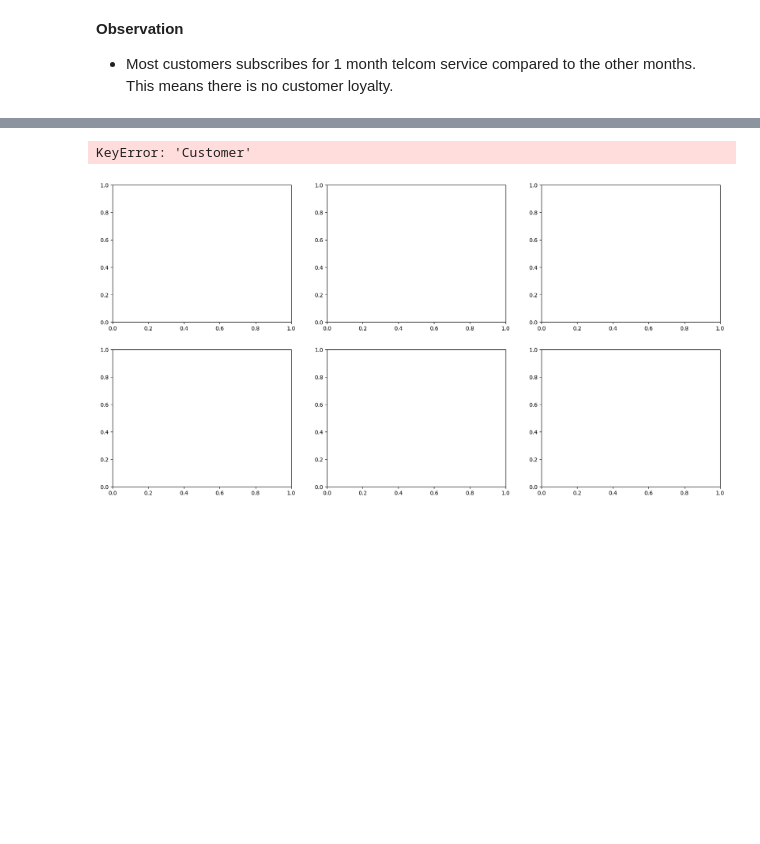
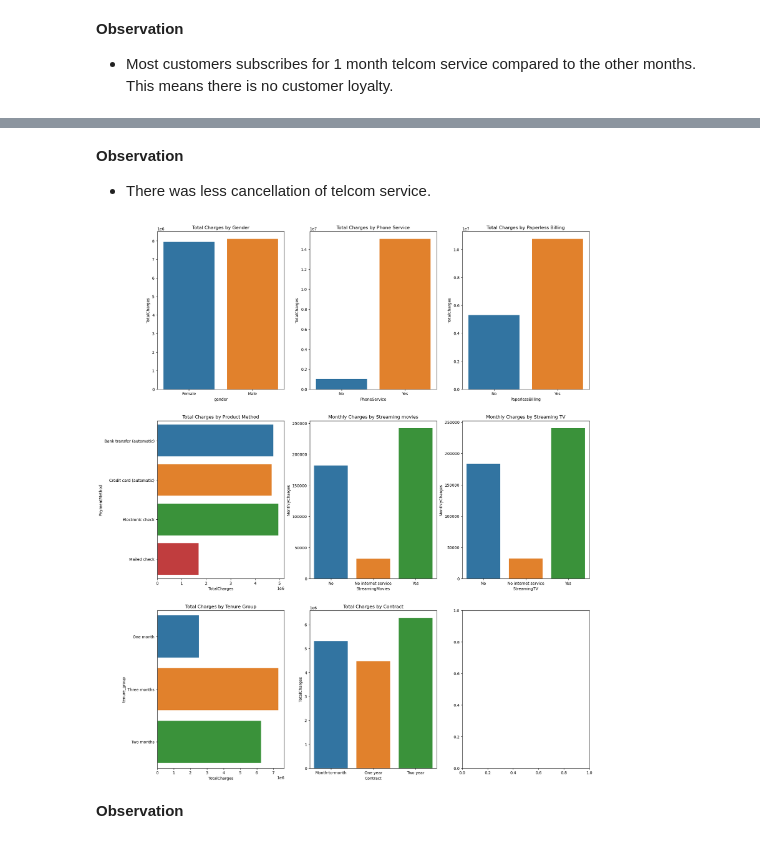
Before and after one commit to chemutai254/ML_Projects, a Jupyter notebook: Capstone_Project/CustomerChurnPrediction.ipynb, the cells around one changed output, grey strips where cells are left out. Drawn from its saved outputs; the diff is of its cells as text; code cells hidden in the pictures; blank space fills up the shorter version.

Commit message:
Customer Churn

```diff
--- a/Capstone_Project/CustomerChurnPrediction.ipynb
+++ b/Capstone_Project/CustomerChurnPrediction.ipynb
@@ -255,30 +266,46 @@ ag.bar_label(container=ag.containers[0], labels=values);
+# %% [markdown]
+**Observation**
+- There was less cancellation of telcom service.
 # %%
-# Customer
-fig, axs = plt.subplots(nrows=2, ncols=3, figsize=(20,10))
+# Categorical Columns - Total and Monthly Charges
+fig, axs = plt.subplots(nrows=3, ncols=3, figsize=(20,25))
 
-customer_profit = df.groupby("Customer")["Profit"].sum().reset_index()
-sns.barplot(x="Customer", data=customer_profit, y="Profit", ax=axs[0,0])
-axs[0,0].set_title("Total Profit by Customer Type");
+gender_total_charges = df1.groupby("gender")["TotalCharges"].sum().reset_index()
+sns.barplot(x="gender", data=gender_total_charges, y="TotalCharges", ax=axs[0,0])
+axs[0,0].set_title("Total Charges by Gender");
 
-sales_person_profit = df.groupby("Sales Person")["Profit"].sum().reset_index()
-sns.barplot(x="Sales Person", data=sales_person_profit, y="Profit", ax=axs[0,1])
-axs[0,1].set_title("Total Profit by Sales Person");
+phone_service_charges = df1.groupby("PhoneService")["TotalCharges"].sum().reset_index()
+sns.barplot(x="PhoneService", data=phone_service_charges, y="TotalCharges", ax=axs[0,1])
+axs[0,1].set_title("Total Charges by Phone Service");
 
-customer_age_group_profit = df.groupby("Age_Group")["Profit"].sum().reset_index()
-sns.barplot(x="Age_Group", data=customer_age_group_profit, y="Profit", ax=axs[0,2])
-axs[0,2].set_title("Total Profit by Customer Age Group");
+paperless_Billing_Charges = df1.groupby("PaperlessBilling")["TotalCharges"].sum().reset_index()
+sns.barplot(x="PaperlessBilling", data=paperless_Billing_Charges, y="TotalCharges", ax=axs[0,2])
+axs[0,2].set_title("Total Charges by Paperless Billing");
 
-prod_category_profit = df.groupby("Product_Category")["Profit"].sum().reset_index()
-sns.barplot(y="Product_Category", data=prod_category_profit, x="Profit", ax=axs[1,0])
-axs[1,0].set_title("Total Profit by Product Category");
+payment_method_charges = df1.groupby("PaymentMethod")["TotalCharges"].sum().reset_index()
+sns.barplot(y="PaymentMethod", data=payment_method_charges, x="TotalCharges", ax=axs[1,0])
+axs[1,0].set_title("Total Charges by Product Method");
 
-payment_opt_profit = df.groupby("Payment Option")["Profit"].sum().reset_index()
-sns.barplot(y="Payment Option", data=payment_opt_profit, x="Profit", ax=axs[1,1])
-axs[1,1].set_title("Total Profit by Payment Option");
+streaming_movies_monthly_charges = df1.groupby("StreamingMovies")["MonthlyCharges"].sum().reset_index()
+sns.barplot(x="StreamingMovies", data=streaming_movies_monthly_charges, y="MonthlyCharges", ax=axs[1,1])
+axs[1,1].set_title("Monthly Charges by Streaming movies");
 
-sub_category_profit = df.groupby("Sub_Category")["Profit"].sum().reset_index()
-sns.barplot(y="Sub_Category", data=sub_category_profit, x="Profit", ax=axs[1,2])
-axs[1,2].set_title("Total Profit by Sub-Category");
+streamingTV_monthly_charges = df1.groupby("StreamingTV")["MonthlyCharges"].sum().reset_index()
+sns.barplot(x="StreamingTV", data=streamingTV_monthly_charges, y="MonthlyCharges", ax=axs[1,2])
+axs[1,2].set_title("Monthly Charges by Streaming TV");
+
+tenure_group_totalCharges = df1.groupby("tenure_group")["TotalCharges"].sum().reset_index()
+sns.barplot(y="tenure_group", data=tenure_group_totalCharges, x="TotalCharges", ax=axs[2,0])
+axs[2,0].set_title("Total Charges by Tenure Group");
+
+contract_total_charges = df1.groupby("Contract")["TotalCharges"].sum().reset_index()
+sns.barplot(x="Contract", data=contract_total_charges, y="TotalCharges", ax=axs[2,1])
+axs[2,1].set_title("Total Charges by Contract");
+
+# sub_category_profit = df1.groupby("Sub_Category")["Profit"].sum().reset_index()
+# sns.barplot(y="Sub_Category", data=sub_category_profit, x="Profit", ax=axs[2,2])
+# axs[2,2].set_title("Total Profit by Sub-Category");
 # %% [output]
-KeyError: 'Customer'
-[figure, old version]
+[figure, new version]
+# %% [markdown]
+**Observation**
```
Also changed, not shown: parts of 8 cells of this notebook.
